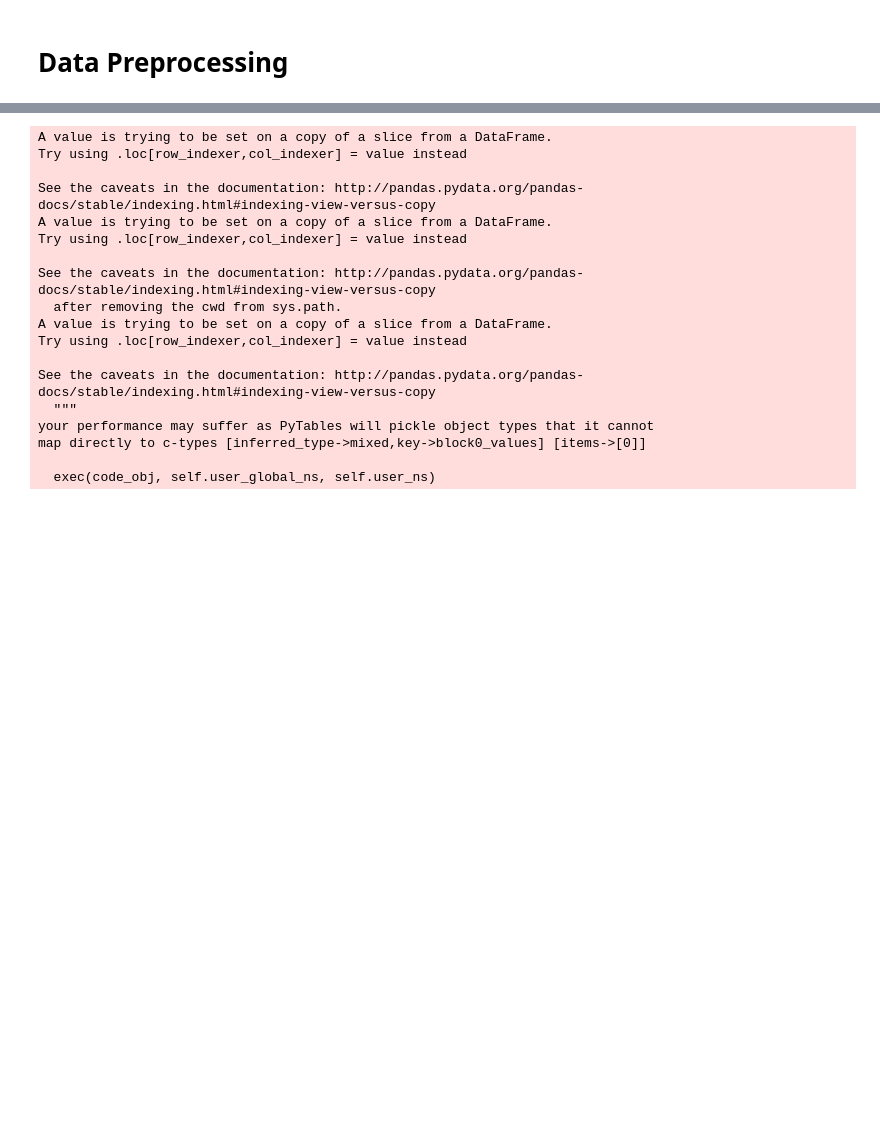
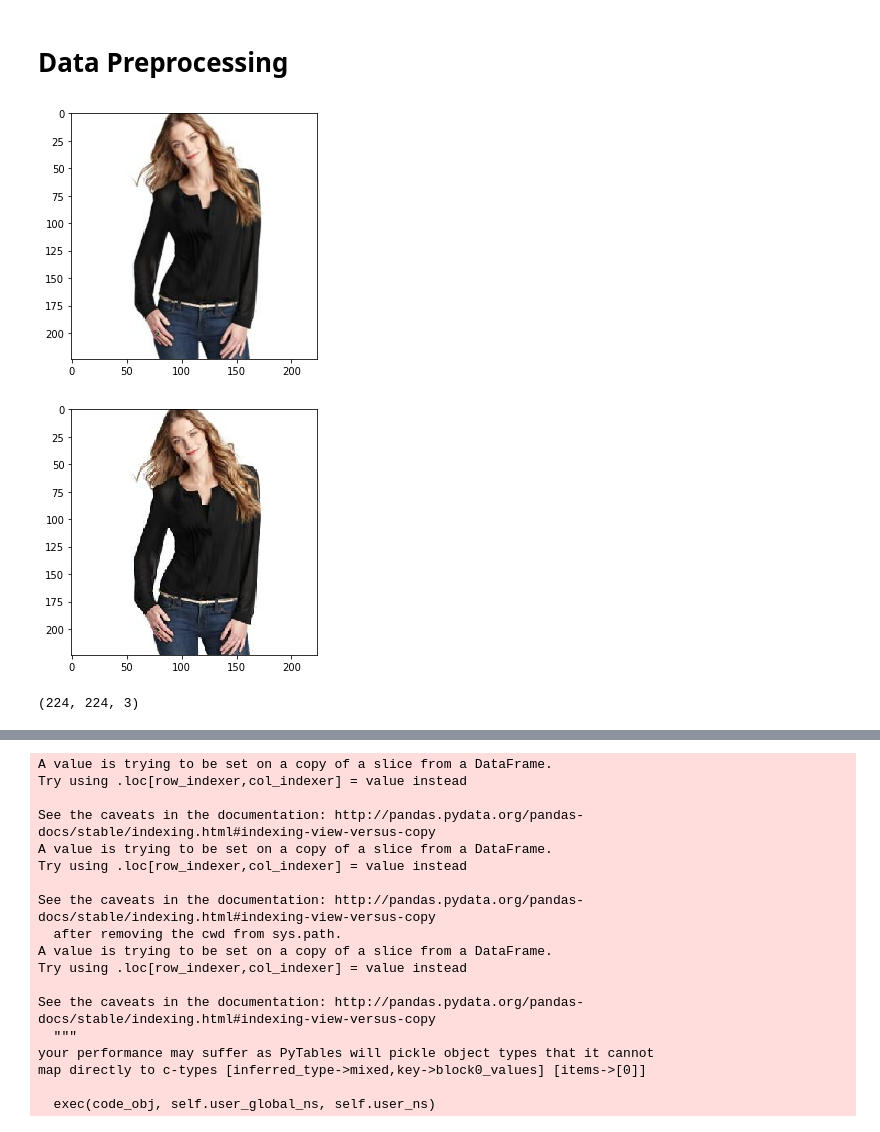
Before and after one commit to magee256/clothing_object_recognition, a Jupyter notebook: category_classifier.ipynb, the cells around one changed output, grey strips where cells are left out. Cells and saved outputs as stored; diff of their text form; code cells hidden in the pictures; blank space fills up the shorter version.

```diff
--- a/category_classifier.ipynb
+++ b/category_classifier.ipynb
@@ -60,3 +60,15 @@ def read_data(labels,chunksize):
         label_subset = labels.iloc[chunk:chunk+chunksize,:]
         label_subset['image'] = label_subset['image_name'].apply(load_image_data)
         yield label_subset
+# %%
+imshow(img_df.iloc[0,2])
+plt.show()
+imshow(x/255)
+plt.show()
+# %% [output]
+[figure, added]
+[figure, added]
+# %%
+(x == img_df.iloc[0,2]*255).shape
+# %% [output]
+(224, 224, 3)
```
Also changed, not shown: parts of 14 cells of this notebook.
